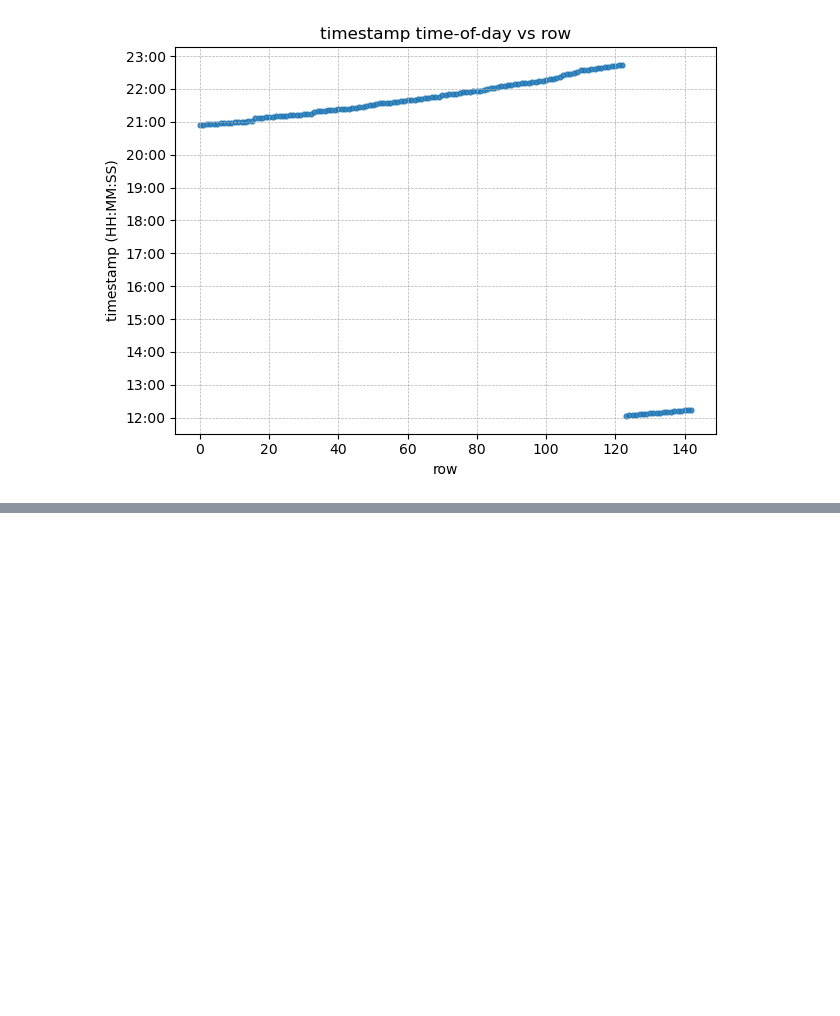
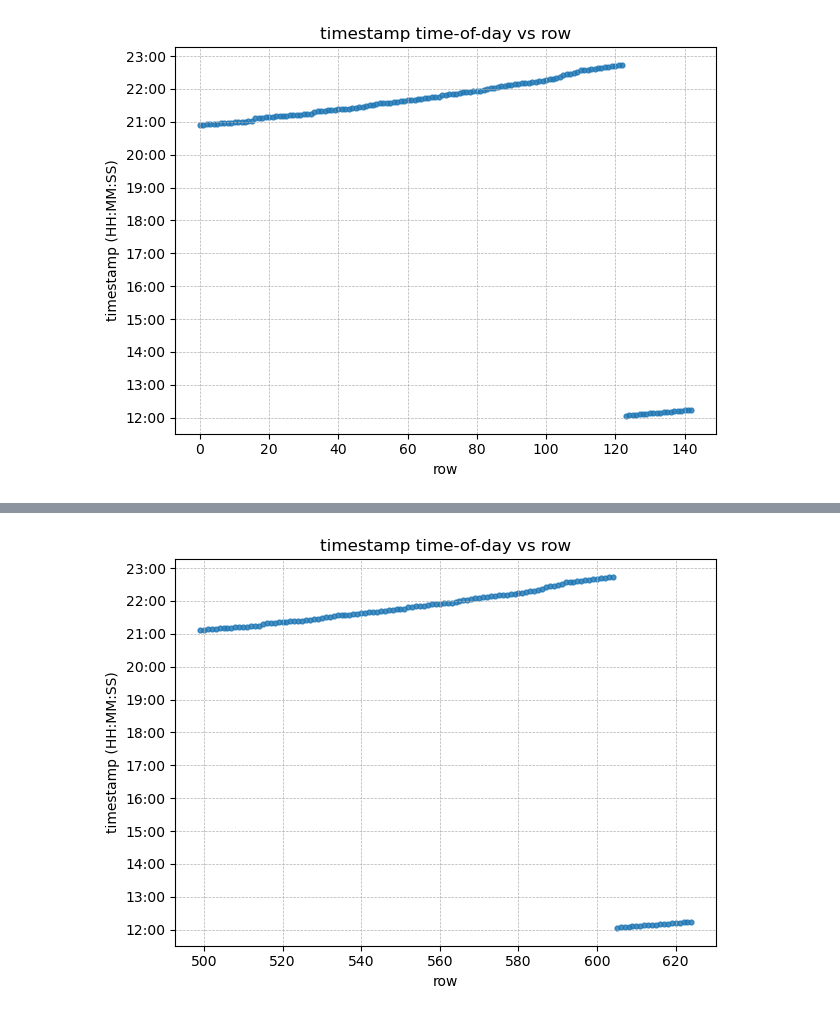
Before and after one commit to MagicBOTAlex/02464-experiments, a Jupyter notebook: HumanRecall/dataProcess.ipynb, the cells around one changed output, grey strips where cells are left out. Cells and saved outputs as stored; diff of their text form; code cells hidden in the pictures; blank space fills up the shorter version.

```diff
--- a/HumanRecall/dataProcess.ipynb
+++ b/HumanRecall/dataProcess.ipynb
@@ -187,0 +204,14 @@ scatter_time_of_day_y(df_all)
+# %%
+# Manual editing
+df_all = df_all.drop(89) # zhen's dev but forgot to delete
+df_all.at[400, "test"] = 4 # Laibah did extra
+
+df_all.loc[[440, 441], "test"] = 6
+df_all.loc[[460, 461], "test"] = 7
+df_all.loc[[480, 481], "test"] = 8
+
+df_all.loc[498:592, "test"] = -1 # Set kaitlyn to null
+# %%
+scatter_time_of_day_y(df_all[498:624])
+# %% [output]
+[figure, added]
```
Also changed, not shown: parts of 11 cells of this notebook.
